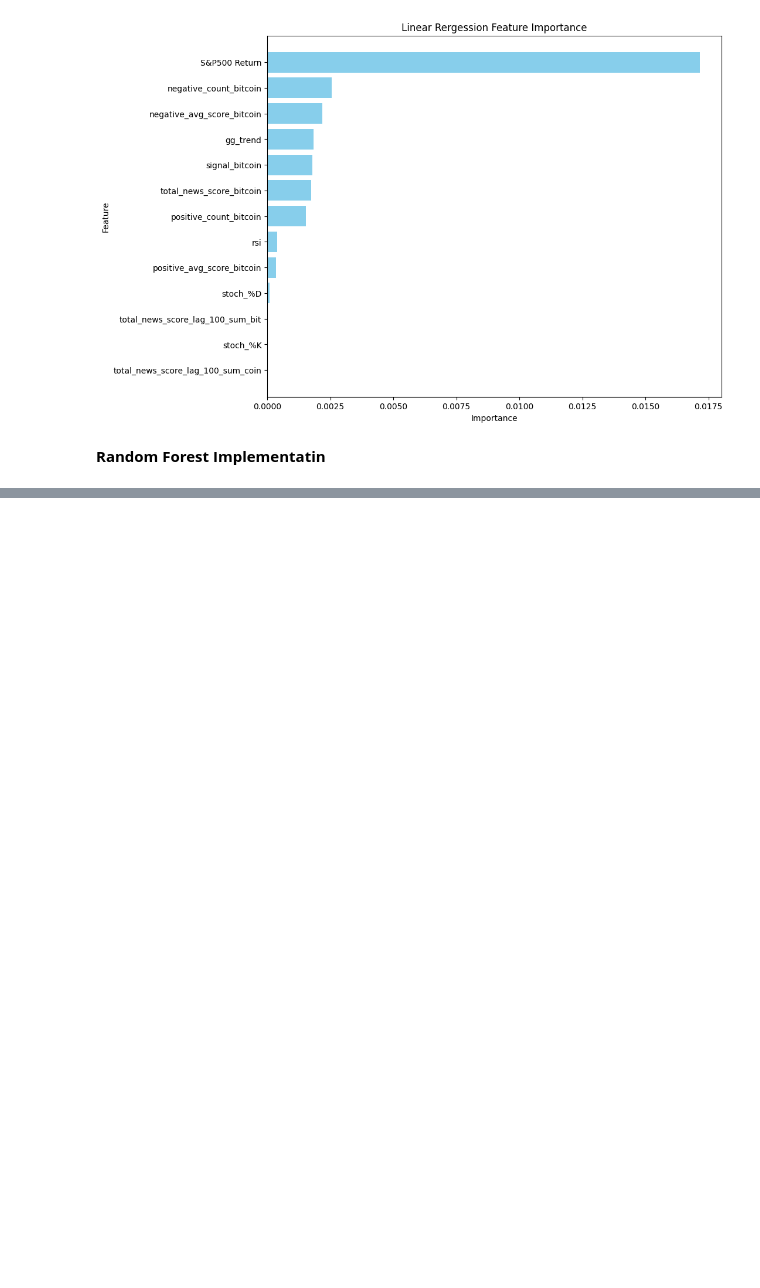
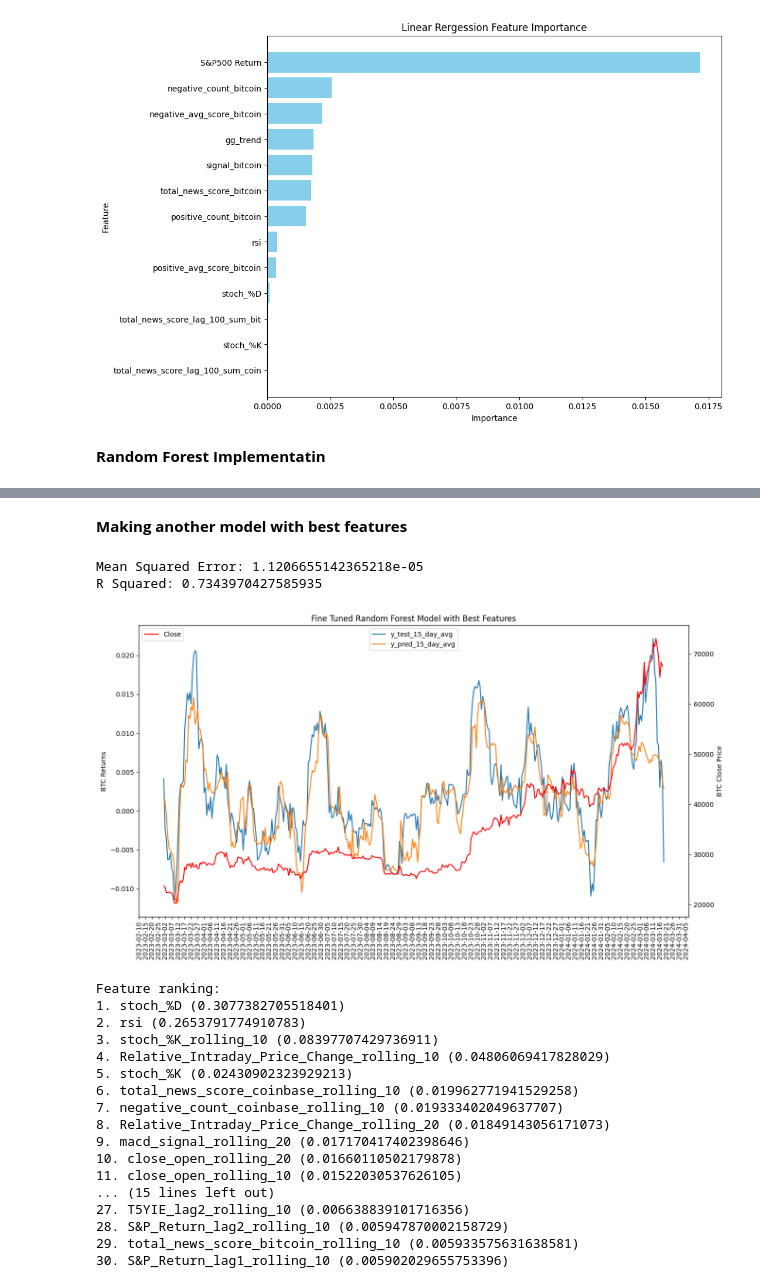
Before and after one commit to nogibjj/Flamingo-ML, a Jupyter notebook: Modeling/Rakeen_model.ipynb, the cells around one changed output, grey strips where cells are left out. Drawn from its saved outputs; the diff is of its cells as text; code cells hidden in the pictures; blank space fills up the shorter version.

```diff
--- a/Modeling/Rakeen_model.ipynb
+++ b/Modeling/Rakeen_model.ipynb
@@ -407,0 +550,45 @@ Random Forest Daily Direction Accuracy: 0.5038961038961038
+# %% [markdown]
+**Making another model with best features**
+# %%
+# make another model with best features from the above random forest model
+importances = model.feature_importances_
+indices = np.argsort(importances)[::-1]
+cols = np.array(X_train.columns)[indices][:30]
+X = X_now[cols]
+y = y_now
+
+split_date = "2023-03-01"
+X_train = X[X.index < split_date]
+X_test = X[X.index >= split_date]
+y_train = y[y.index < split_date]
+y_test = y[y.index >= split_date]
+
+model, results = train_evaluate_and_plot(
+    X_train,
+    y_train,
+    X_test,
+    y_test,
+    daily_close,
+    "Fine Tuned Random Forest Model with Best Features",
+)
+# %% [output]
+Mean Squared Error: 1.1206655142365218e-05
+R Squared: 0.7343970427585935
+[figure, added]
+Feature ranking:
+1. stoch_%D (0.3077382705518401)
+2. rsi (0.2653791774910783)
+3. stoch_%K_rolling_10 (0.08397707429736911)
+4. Relative_Intraday_Price_Change_rolling_10 (0.04806069417828029)
+5. stoch_%K (0.02430902323929213)
+6. total_news_score_coinbase_rolling_10 (0.019962771941529258)
+7. negative_count_coinbase_rolling_10 (0.019333402049637707)
+8. Relative_Intraday_Price_Change_rolling_20 (0.01849143056171073)
+9. macd_signal_rolling_20 (0.017170417402398646)
+10. close_open_rolling_20 (0.01660110502179878)
+11. close_open_rolling_10 (0.01522030537626105)
+... (15 lines left out)
+27. T5YIE_lag2_rolling_10 (0.006638839101716356)
+28. S&P_Return_lag2_rolling_10 (0.005947870002158729)
+29. total_news_score_bitcoin_rolling_10 (0.005933575631638581)
+30. S&P_Return_lag1_rolling_10 (0.005902029655753396)
```
Also changed, not shown: parts of 17 cells of this notebook, 7 other files.
